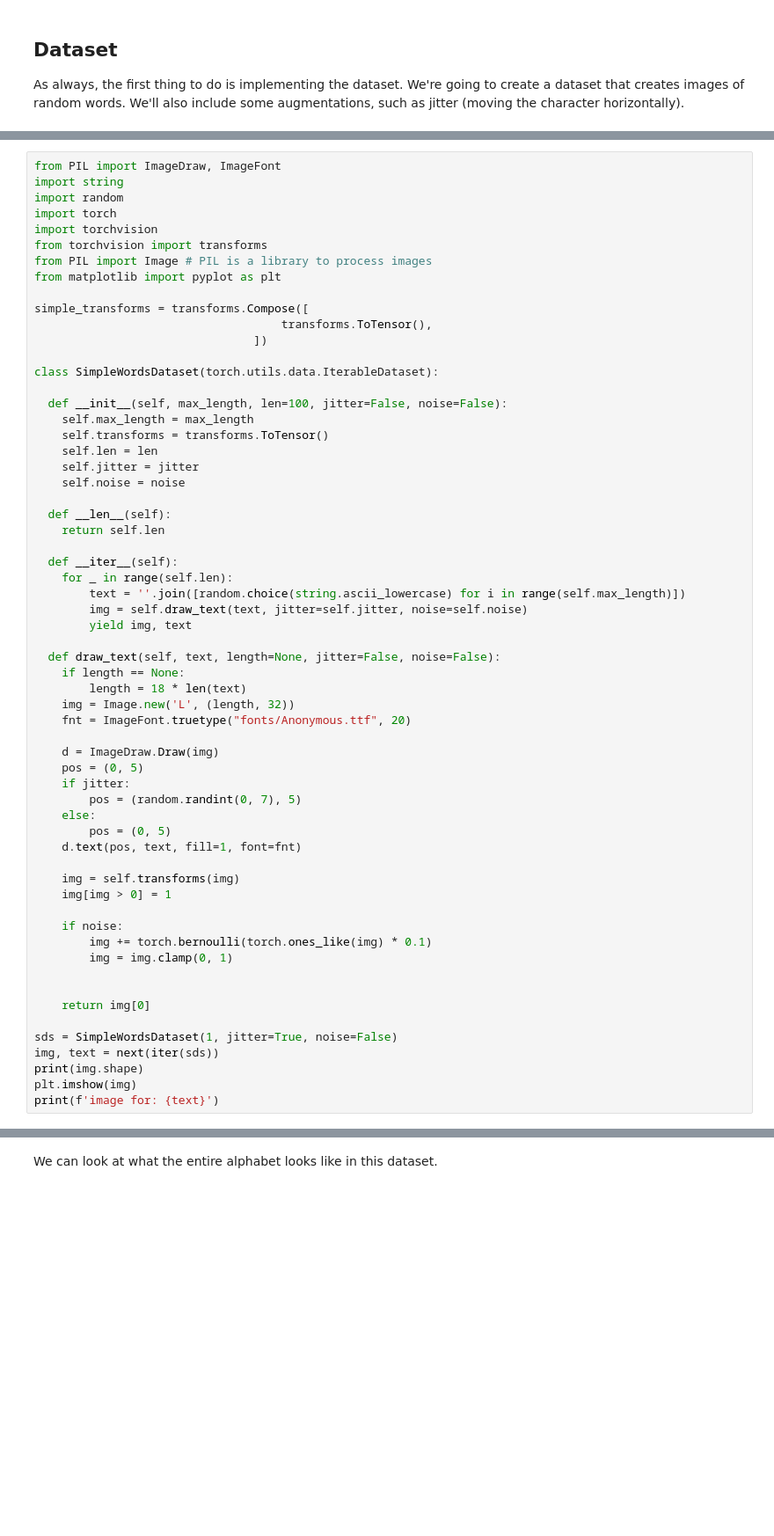
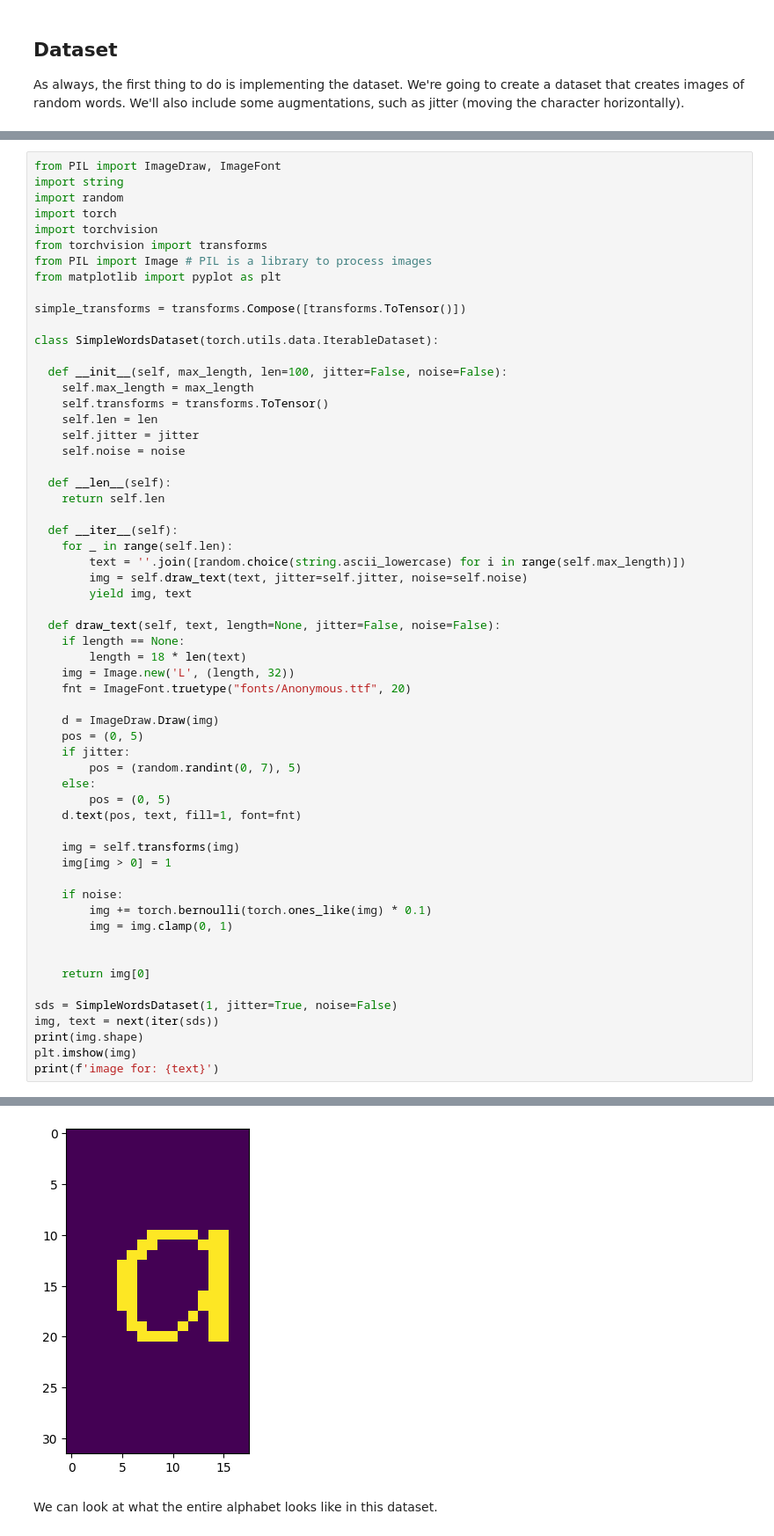
Before and after one commit to hoangpham95/CSCI-GA-2572-Deep-Learning, a Jupyter notebook: hw4/hw4_impl.ipynb, the cells around one changed output, grey strips where cells are left out. Shown at 88% size. Cells and saved outputs as stored; diff of their text form; blank space fills up the shorter version.

```diff
--- a/hw4/hw4_impl.ipynb
+++ b/hw4/hw4_impl.ipynb
@@ -33,9 +39,7 @@ from torchvision import transforms
 from PIL import Image # PIL is a library to process images
 from matplotlib import pyplot as plt
 
-simple_transforms = transforms.Compose([
-                                    transforms.ToTensor(),
-                                ])
+simple_transforms = transforms.Compose([transforms.ToTensor()])
 
 class SimpleWordsDataset(torch.utils.data.IterableDataset):
 
@@ -84,3 +88,4 @@ img, text = next(iter(sds))
 print(img.shape)
 plt.imshow(img)
 print(f'image for: {text}')
+# %% [output]
@@ -87,3 +94,4 @@ print(f'image for: {text}')
+[figure, added]
 # %% [markdown]
 We can look at what the entire alphabet looks like in this dataset.
 # %%
```
Also changed, not shown: parts of 47 cells of this notebook, 1 other file.
